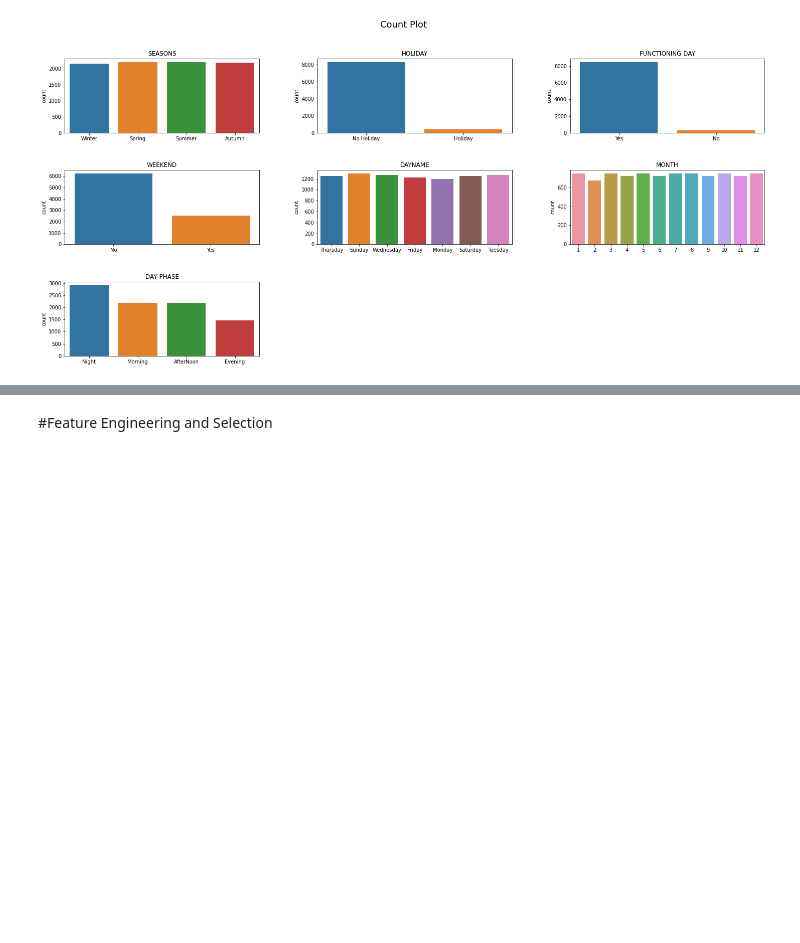
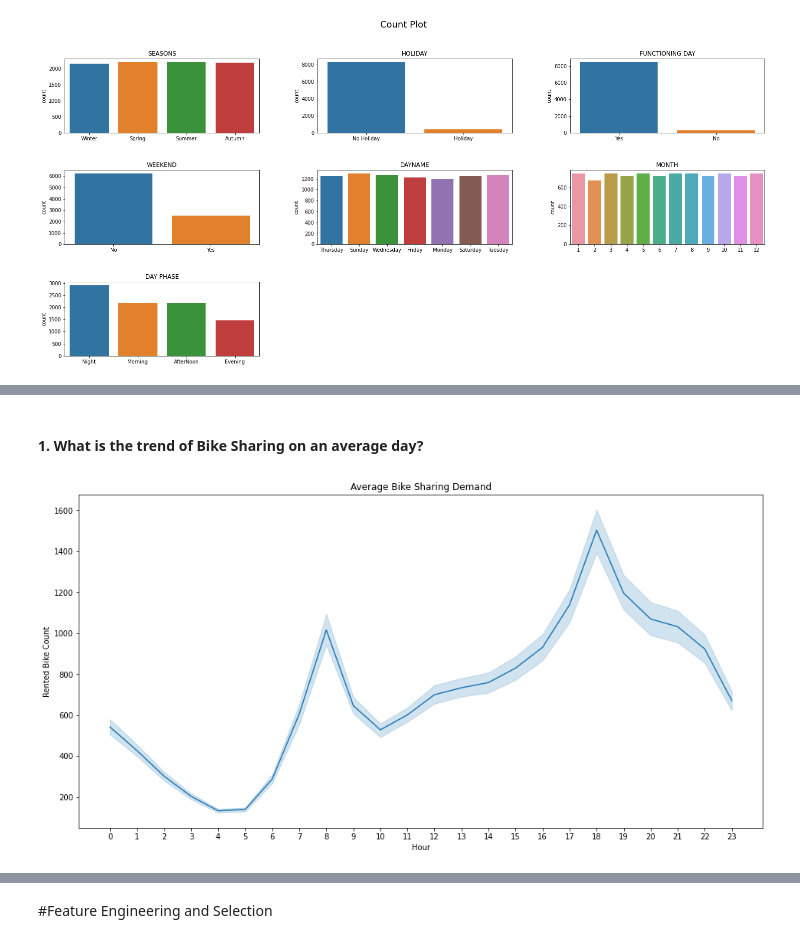
Before and after one commit to mahin-arvind/Seoul-Bike-Sharing-Demand-Prediction-Capstone-Project, a Jupyter notebook: Copy_of_Bike_Sharing_Demand_Prediction_Capstone_Project.ipynb, the cells around one changed output, grey strips where cells are left out. Saved outputs shown, nothing was run; the diff lists cells and outputs as text; code cells hidden in the pictures; blank space fills up the shorter version.

```diff
--- a/Copy_of_Bike_Sharing_Demand_Prediction_Capstone_Project.ipynb
+++ b/Copy_of_Bike_Sharing_Demand_Prediction_Capstone_Project.ipynb
@@ -237,3 +235,9 @@ categorical_features.append('Day Phase')
+# %%
+import math
+a = 2 * math.pi * df["Hour"] / df["Hour"].max()
+
+df["cos_Hour"] = np.cos(a)
+df["sin_Hour"] = np.sin(a)
 # %%
 df.info()
 # %% [output]
@@ -293,0 +307,9 @@ for n, ticker in enumerate(categorical_features):
+# %% [markdown]
+#### 1. What is the trend of Bike Sharing on an average day?
+# %%
+plt.figure(figsize = (16,8))
+sns.lineplot(x = 'Hour', y= 'Rented Bike Count', data = df)
+plt.title("Average Bike Sharing Demand")
+a = plt.xticks(ticks = np.arange(0,24,1))
+# %% [output]
+[figure, added]
```
Also changed, not shown: parts of 58 cells of this notebook.
